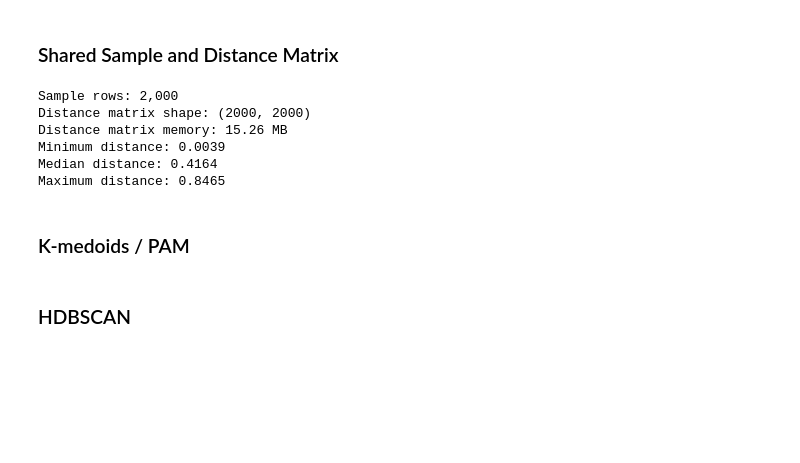
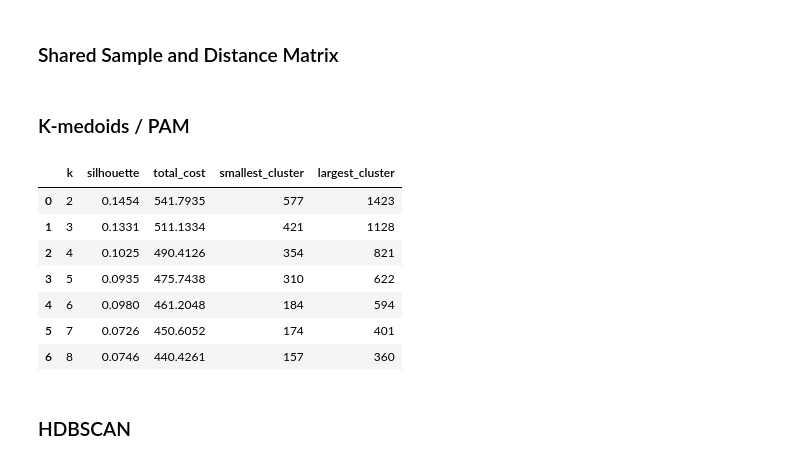
Before and after one commit to jorgencarbajal/ML_data_challenge, a Jupyter notebook: data_challenge.ipynb, the cells around one changed output. Drawn from its saved outputs; the diff is of its cells as text; code cells hidden in the pictures; blank space fills up the shorter version.

```diff
--- a/data_challenge.ipynb
+++ b/data_challenge.ipynb
@@ -618,7 +895,11 @@ BINARY_CLUSTER_FEATURES = [
 
 CLUSTER_FEATURES = NUMERIC_CLUSTER_FEATURES + CATEGORICAL_CLUSTER_FEATURES + BINARY_CLUSTER_FEATURES
 
-def prepare_cluster_data(df):
+def prepare_cluster_data(df) -> tuple[pd.DataFrame, pd.DataFrame]:
+    """
+    This function separates and returns the profiling features and the features we will use for the modeling. Convert numeric features and fill missing values with the median; Fill missing values for categorical features to "Missing"; Likewise convert binary features to numeric and fill missing values.
+    """
+
     model_df = df[CLUSTER_FEATURES].copy()
     profile_df = df[["Report Key", "year", "fatality_present", "injury_present", "time_of_day"]].copy()
 
@@ -635,7 +916,11 @@ def prepare_cluster_data(df):
     profile_df["time_of_day"] = profile_df["time_of_day"].astype("string").fillna("Missing").astype(str)
     return model_df, profile_df
 
-def compute_gower_style_distance(model_sample, numeric_reference_df):
+def compute_gower_style_distance(model_sample, numeric_reference_df) -> np.ndarray:
+    """
+    This function ultimatley returns the distance matrix that will be used for clustering. We inititialize two empty 2000x2000 matrices that will contain the total accumulated difference between two rows, and the weighted sum which simply counted the # of valid feature comparisons. For numeric features, we convert to numpy array for size 2000x1, compare row to row values and add them into the distance matrix, finally dividing by the feature range for scaling. For categorical, if the features are the same, add 0, different add 1, each categorical feature contributes equally to the total distance matrix. For binary we create both a relevant and different matrix, if the data points are both different and relevant we add one to the distance matrix, we also add the relevant matrix to the weighted sum.
+    """
+
     n_rows = len(model_sample)
     distance_sum = np.zeros((n_rows, n_rows), dtype=np.float32)
     weight_sum = np.zeros((n_rows, n_rows), dtype=np.float32)
@@ -664,11 +949,23 @@ def compute_gower_style_distance(model_sample, numeric_reference_df):
     np.fill_diagonal(distance_matrix, 0.0)
     return distance_matrix
 
-def run_pam(distance_matrix, k):
-    result = kmedoids.pam(diss=distance_matrix, medoids=k, init="build", random_state=CLUSTER_SEED)
-    return result.labels, result.medoids, float(result.loss)
+def run_pam(distance_matrix, k) -> tuple[np.ndarray, np.ndarray, float]:
+    """
+    This function runs the PAM/k-medoids clustering algorithm using the a distance matrix and k value. It returns cluster labels, the selected medoids, and the final cluster loss as a float.
+    """
 
-def summarize_clusters(model_sample, profile_sample, labels):
+    result = kmedoids.pam(
+        diss=distance_matrix,
+        medoids=k,
+        random_state=CLUSTER_SEED,
+    )
+    return result.labels, float(result.loss)
+
+def summarize_clusters(model_sample, profile_sample, labels) -> tuple[pd.Series, pd.DataFrame, pd.DataFrame]:
+    """
+    This function takes in the sample data, profile data, and the labels for those data points. It returns a series of the labels counts, a df of the numeric columns where the rows represent the clusters and the values per row are the median, and another df of fatality_present and injury_present columns where each row is a percentage per cluster of those columns.
+    """
+
     clustered = model_sample.copy()
     clustered["cluster"] = labels
     profiled = profile_sample.copy()
@@ -681,57 +978,55 @@ def summarize_clusters(model_sample, profile_sample, labels):
 # %% [markdown]
 ### Shared Sample and Distance Matrix
 # %%
+# separate into what can be clustered and what is simply used as interpretation
 cluster_model_df, cluster_profile_df = prepare_cluster_data(v1_df)
 
+# 2000 samples
 sample_indices = cluster_model_df.sample(n=2000, random_state=CLUSTER_SEED).index
+# index the 2000 samples
 model_sample = cluster_model_df.loc[sample_indices].reset_index(drop=True)
 profile_sample = cluster_profile_df.loc[sample_indices].reset_index(drop=True)
 
+# calculate the shared distance matrix
 distance_matrix = compute_gower_style_distance(model_sample, cluster_model_df)
-
-print(f"Sample rows: {len(model_sample):,}")
-print(f"Distance matrix shape: {distance_matrix.shape}")
-print(f"Distance matrix memory: {distance_matrix.nbytes / 1024**2:.2f} MB")
-print(f"Minimum distance: {distance_matrix[np.triu_indices(len(distance_matrix), k=1)].min():.4f}")
-print(f"Median distance: {np.median(distance_matrix[np.triu_indices(len(distance_matrix), k=1)]):.4f}")
-print(f"Maximum distance: {distance_matrix.max():.4f}")
-# %% [output]
-Sample rows: 2,000
-Distance matrix shape: (2000, 2000)
-Distance matrix memory: 15.26 MB
-Minimum distance: 0.0039
-Median distance: 0.4164
-Maximum distance: 0.8465
 # %% [markdown]
 ### K-medoids / PAM
 # %%
+# variable to store looping results
 pam_rows = []
 pam_results = {}
 
+# loop through different k values, for each run the experiment and capture the results
 for k in range(2, 9):
-    labels, medoids, total_cost = run_pam(distance_matrix, k)
+    labels, total_cost = run_pam(distance_matrix, k)
     silhouette = silhouette_score(distance_matrix, labels, metric="precomputed")
     sizes = pd.Series(labels).value_counts()
+    # store the results
     pam_rows.append({
         "k": k,
         "silhouette": silhouette,
         "total_cost": total_cost,
         "smallest_cluster": int(sizes.min()),
         "largest_cluster": int(sizes.max()),
     })
+    # store the labels for each k
     pam_results[k] = labels
 
+# convert to df, sort the dataframe and obtain the k value for the best score
 pam_evaluation = pd.DataFrame(pam_rows)
 selected_k = int(pam_evaluation.sort_values(["silhouette", "k"], ascending=[False, True]).iloc[0]["k"])
 pam_labels = pam_results[selected_k]
 
 display(pam_evaluation.round(4))
-print(f"Selected k: {selected_k}")
-
-pam_sizes, pam_numeric, pam_outcomes = summarize_clusters(model_sample, profile_sample, pam_labels)
-display(pam_sizes.rename("rows").to_frame())
-display(pam_numeric)
-display(pam_outcomes)
+# %% [output]
+|  | k | silhouette | total_cost | smallest_cluster | largest_cluster |
+| 0 | 2 | 0.1454 | 541.7935 | 577 | 1423 |
+| 1 | 3 | 0.1331 | 511.1334 | 421 | 1128 |
+| 2 | 4 | 0.1025 | 490.4126 | 354 | 821 |
+| 3 | 5 | 0.0935 | 475.7438 | 310 | 622 |
+| 4 | 6 | 0.0980 | 461.2048 | 184 | 594 |
+| 5 | 7 | 0.0726 | 450.6052 | 174 | 401 |
+| 6 | 8 | 0.0746 | 440.4261 | 157 | 360 |
 # %% [markdown]
 ### HDBSCAN
 # %%
```
Also changed, not shown: parts of 28 cells of this notebook, 2 other files.
